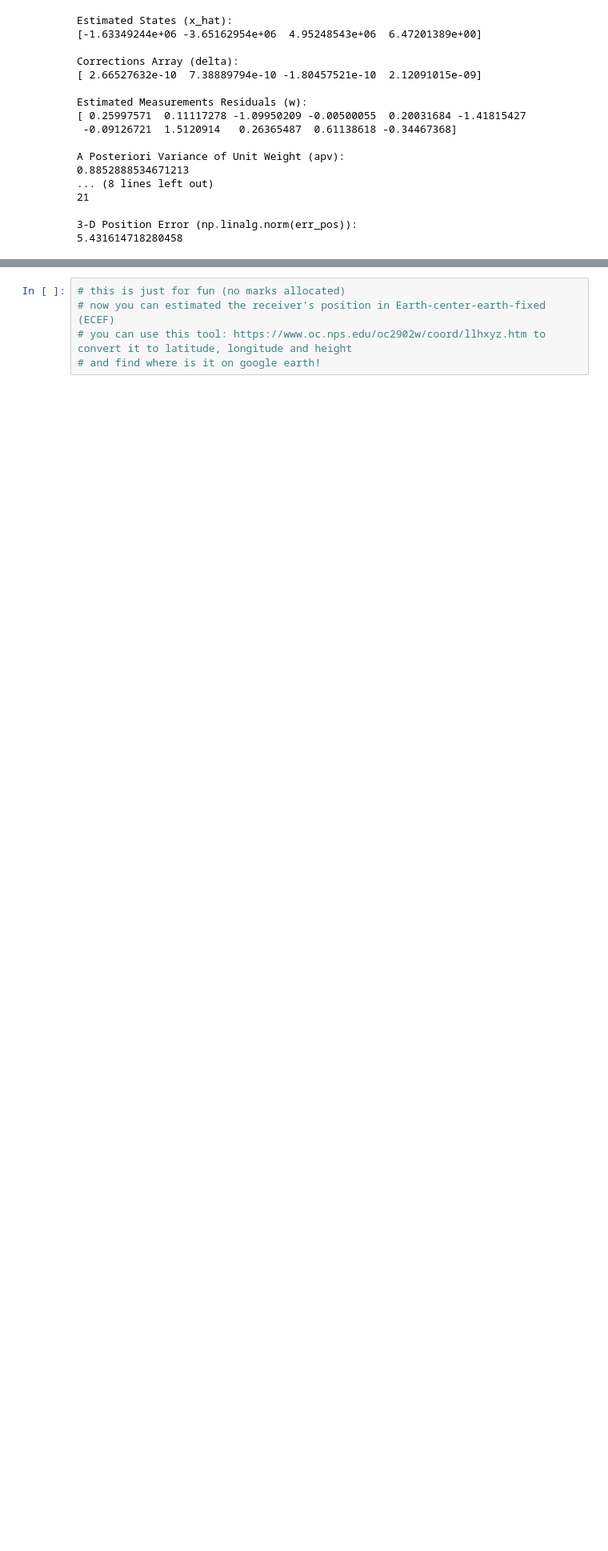
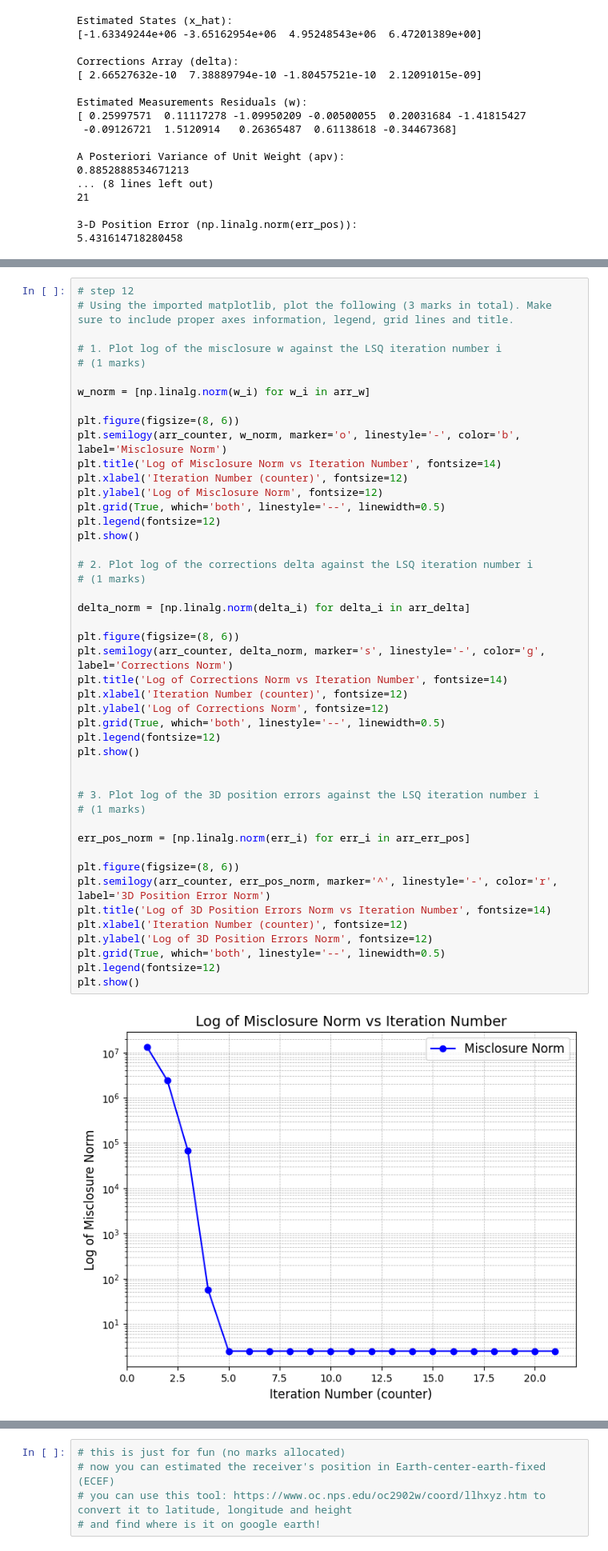
Before and after one commit to JiagengMi/engg680_2024_fall, a Jupyter notebook: Lab_Assignment2/SinglePointPositioning.ipynb, the cells around one changed output, grey strips where cells are left out. Shown: that part at 80% size. Saved outputs shown, nothing was run; the diff lists cells and outputs as text; blank space fills up the shorter version.

Commit message:
added part2 steps 11-13 code

```diff
--- a/Lab_Assignment2/SinglePointPositioning.ipynb
+++ b/Lab_Assignment2/SinglePointPositioning.ipynb
@@ -486,0 +476,48 @@ A Posteriori Variance of Unit Weight (apv):
+# %%
+# step 12
+# Using the imported matplotlib, plot the following (3 marks in total). Make sure to include proper axes information, legend, grid lines and title.
+
+# 1. Plot log of the misclosure w against the LSQ iteration number i
+# (1 marks)
+
+w_norm = [np.linalg.norm(w_i) for w_i in arr_w]
+
+plt.figure(figsize=(8, 6))
+plt.semilogy(arr_counter, w_norm, marker='o', linestyle='-', color='b', label='Misclosure Norm')
+plt.title('Log of Misclosure Norm vs Iteration Number', fontsize=14)
+plt.xlabel('Iteration Number (counter)', fontsize=12)
+plt.ylabel('Log of Misclosure Norm', fontsize=12)
+plt.grid(True, which='both', linestyle='--', linewidth=0.5)
+plt.legend(fontsize=12)
+plt.show()
+
+# 2. Plot log of the corrections delta against the LSQ iteration number i
+# (1 marks)
+
+delta_norm = [np.linalg.norm(delta_i) for delta_i in arr_delta]
+
+plt.figure(figsize=(8, 6))
+plt.semilogy(arr_counter, delta_norm, marker='s', linestyle='-', color='g', label='Corrections Norm')
+plt.title('Log of Corrections Norm vs Iteration Number', fontsize=14)
+plt.xlabel('Iteration Number (counter)', fontsize=12)
+plt.ylabel('Log of Corrections Norm', fontsize=12)
+plt.grid(True, which='both', linestyle='--', linewidth=0.5)
+plt.legend(fontsize=12)
+plt.show()
+
+
+# 3. Plot log of the 3D position errors against the LSQ iteration number i
+# (1 marks)
+
+err_pos_norm = [np.linalg.norm(err_i) for err_i in arr_err_pos]
+
+plt.figure(figsize=(8, 6))
+plt.semilogy(arr_counter, err_pos_norm, marker='^', linestyle='-', color='r', label='3D Position Error Norm')
+plt.title('Log of 3D Position Errors Norm vs Iteration Number', fontsize=14)
+plt.xlabel('Iteration Number (counter)', fontsize=12)
+plt.ylabel('Log of 3D Position Errors Norm', fontsize=12)
+plt.grid(True, which='both', linestyle='--', linewidth=0.5)
+plt.legend(fontsize=12)
+plt.show()
+# %% [output]
+[figure, added]
```
Also changed, not shown: parts of 7 cells of this notebook.
